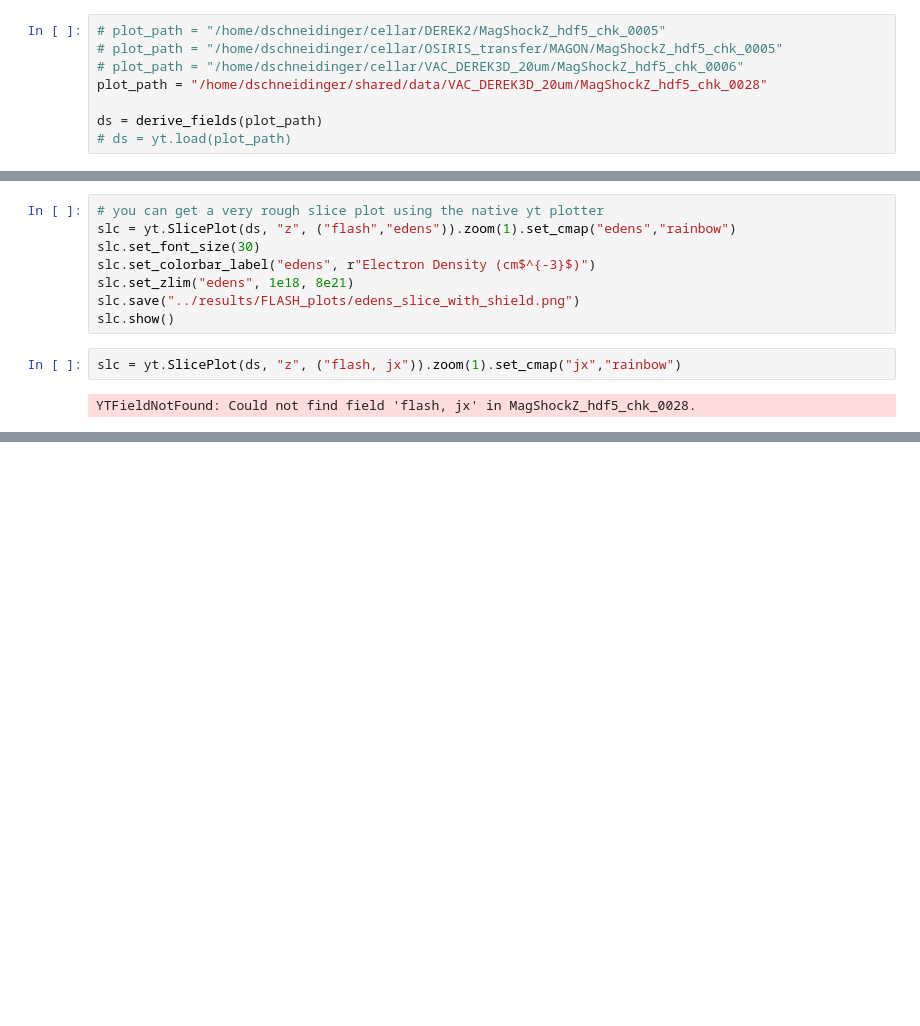
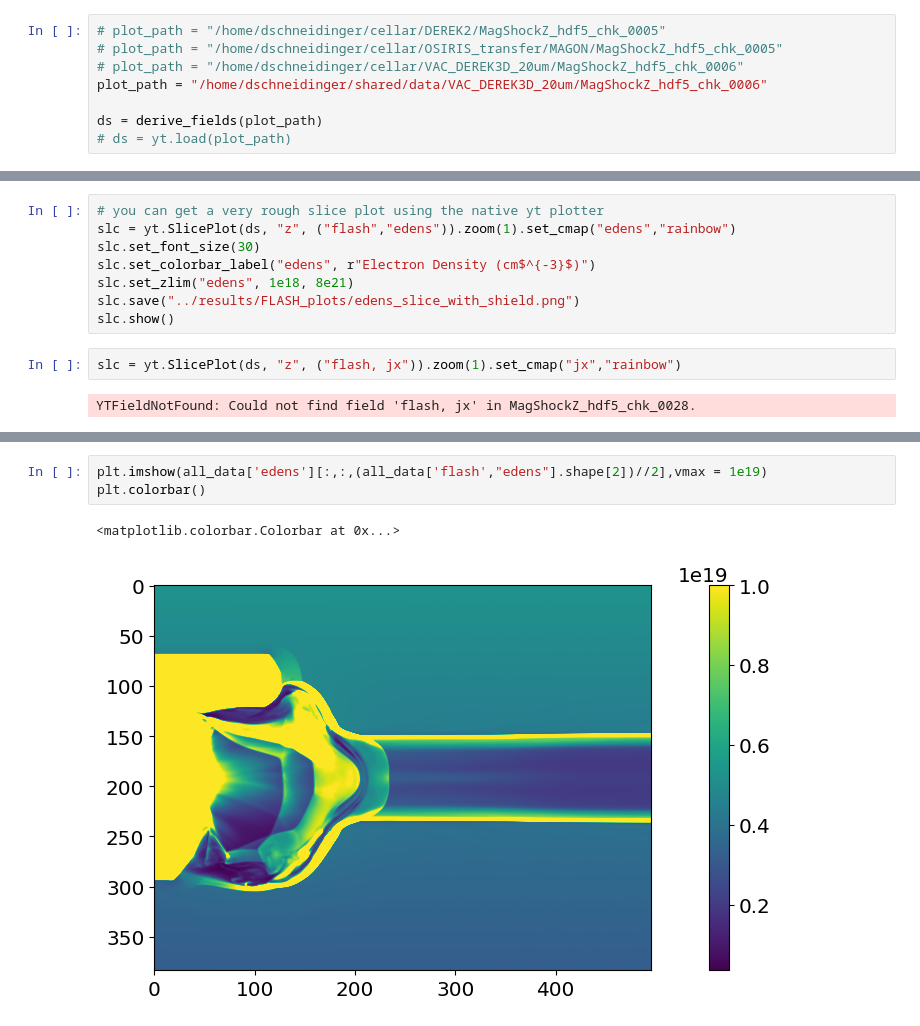
Before and after one commit to Schaeffer-Lab/MagShockZ, a Jupyter notebook: FLASH/SlicePlotsFLASH.ipynb, the cells around one changed output, grey strips where cells are left out. Cells and saved outputs as stored; diff of their text form; blank space fills up the shorter version.

```diff
--- a/FLASH/SlicePlotsFLASH.ipynb
+++ b/FLASH/SlicePlotsFLASH.ipynb
@@ -30,7 +30,7 @@ pylab.rcParams.update(params)
 # plot_path = "/home/dschneidinger/cellar/DEREK2/MagShockZ_hdf5_chk_0005"
 # plot_path = "/home/dschneidinger/cellar/OSIRIS_transfer/MAGON/MagShockZ_hdf5_chk_0005"
 # plot_path = "/home/dschneidinger/cellar/VAC_DEREK3D_20um/MagShockZ_hdf5_chk_0006"
-plot_path = "/home/dschneidinger/shared/data/VAC_DEREK3D_20um/MagShockZ_hdf5_chk_0028"
+plot_path = "/home/dschneidinger/shared/data/VAC_DEREK3D_20um/MagShockZ_hdf5_chk_0006"
 
 ds = derive_fields(plot_path)
 # ds = yt.load(plot_path)
@@ -283 +283,7 @@ yt : [INFO     ] 2025-03-18 14:51:06,714 Saving plot ../results/FLASH_plots/magx
 ['../results/FLASH_plots/magx_slice.png']
+# %%
+plt.imshow(all_data['edens'][:,:,(all_data['flash',"edens"].shape[2])//2],vmax = 1e19)
+plt.colorbar()
+# %% [output]
+<matplotlib.colorbar.Colorbar at 0x...>
+[figure, added]
```
Also changed, not shown: parts of 4 cells of this notebook, 6 other files.
